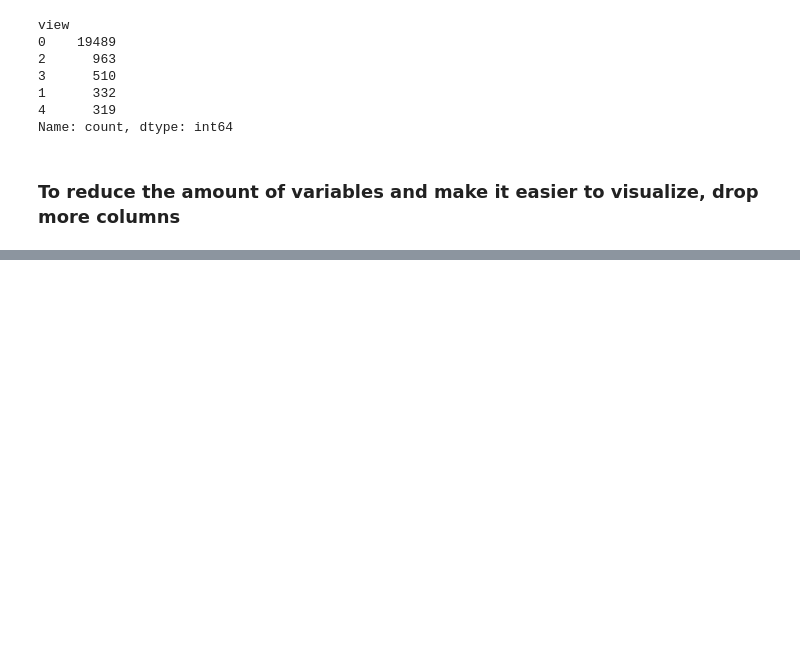
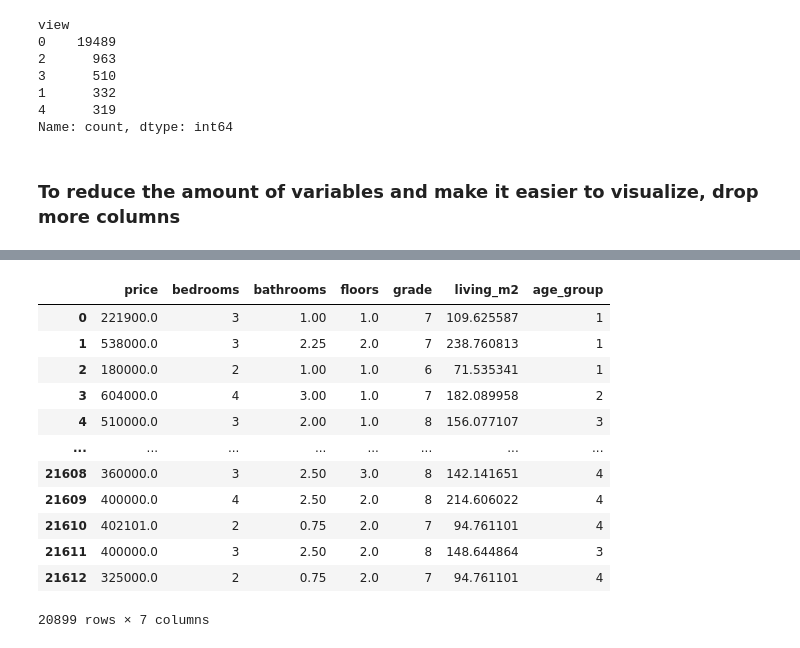
Before and after one commit to tuomasvaltanenLUAS/DataAnalytics2026, a Jupyter notebook: lecture8_analyzing_datasets/house_analysis_version2_seaborn.ipynb, the cells around one changed output, grey strips where cells are left out. Drawn from its saved outputs; the diff is of its cells as text; code cells hidden in the pictures; blank space fills up the shorter version.

```diff
--- a/lecture8_analyzing_datasets/house_analysis_version2_seaborn.ipynb
+++ b/lecture8_analyzing_datasets/house_analysis_version2_seaborn.ipynb
@@ -286,0 +333,16 @@ sns.heatmap(correlations, annot=True, cmap="coolwarm")
+# %%
+df
+# %% [output]
+|  | price | bedrooms | bathrooms | floors | grade | living_m2 | age_group |
+| 0 | 221900.0 | 3 | 1.00 | 1.0 | 7 | 109.625587 | 1 |
+| 1 | 538000.0 | 3 | 2.25 | 2.0 | 7 | 238.760813 | 1 |
+| 2 | 180000.0 | 2 | 1.00 | 1.0 | 6 | 71.535341 | 1 |
+| 3 | 604000.0 | 4 | 3.00 | 1.0 | 7 | 182.089958 | 2 |
+| 4 | 510000.0 | 3 | 2.00 | 1.0 | 8 | 156.077107 | 3 |
+| ... | ... | ... | ... | ... | ... | ... | ... |
+| 21608 | 360000.0 | 3 | 2.50 | 3.0 | 8 | 142.141651 | 4 |
+| 21609 | 400000.0 | 4 | 2.50 | 2.0 | 8 | 214.606022 | 4 |
+| 21610 | 402101.0 | 2 | 0.75 | 2.0 | 7 | 94.761101 | 4 |
+| 21611 | 400000.0 | 3 | 2.50 | 2.0 | 8 | 148.644864 | 3 |
+| 21612 | 325000.0 | 2 | 0.75 | 2.0 | 7 | 94.761101 | 4 |
+20899 rows × 7 columns
```
Also changed, not shown: parts of 12 cells of this notebook.
